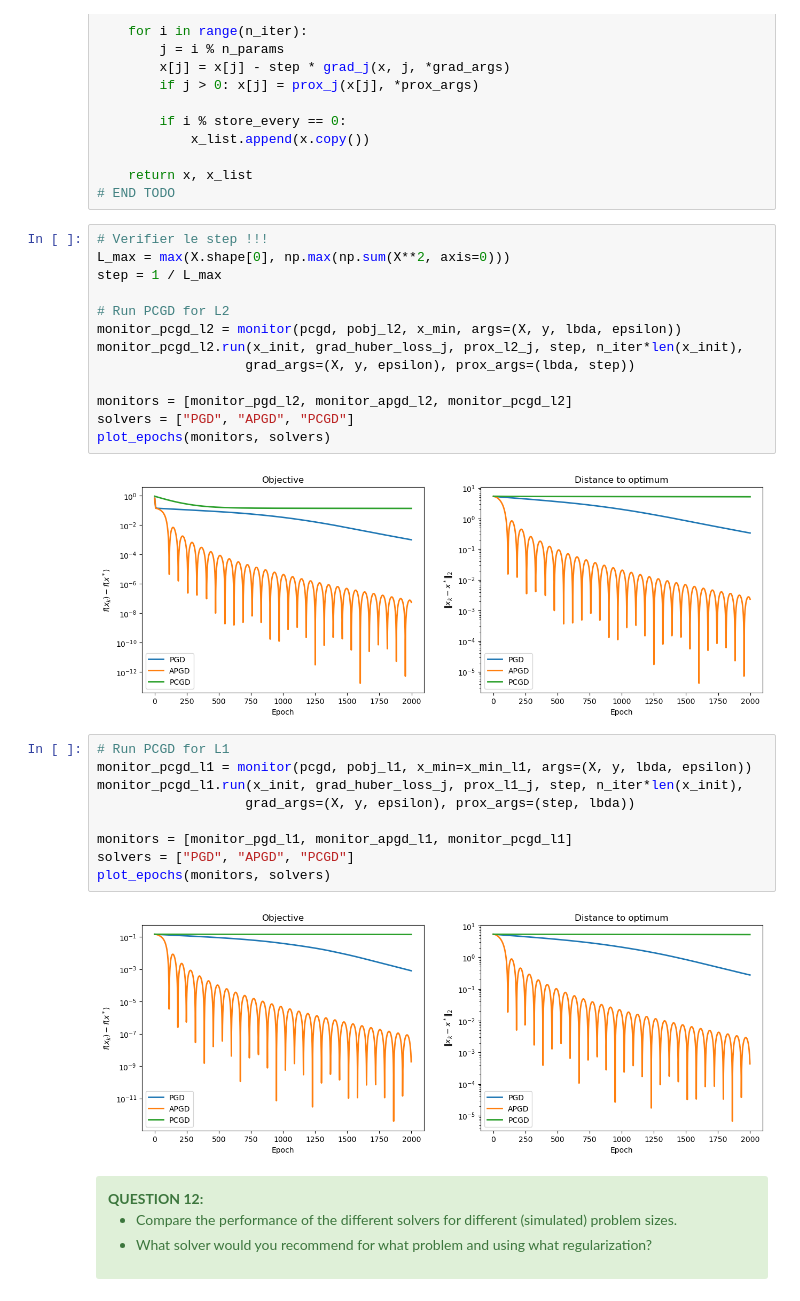
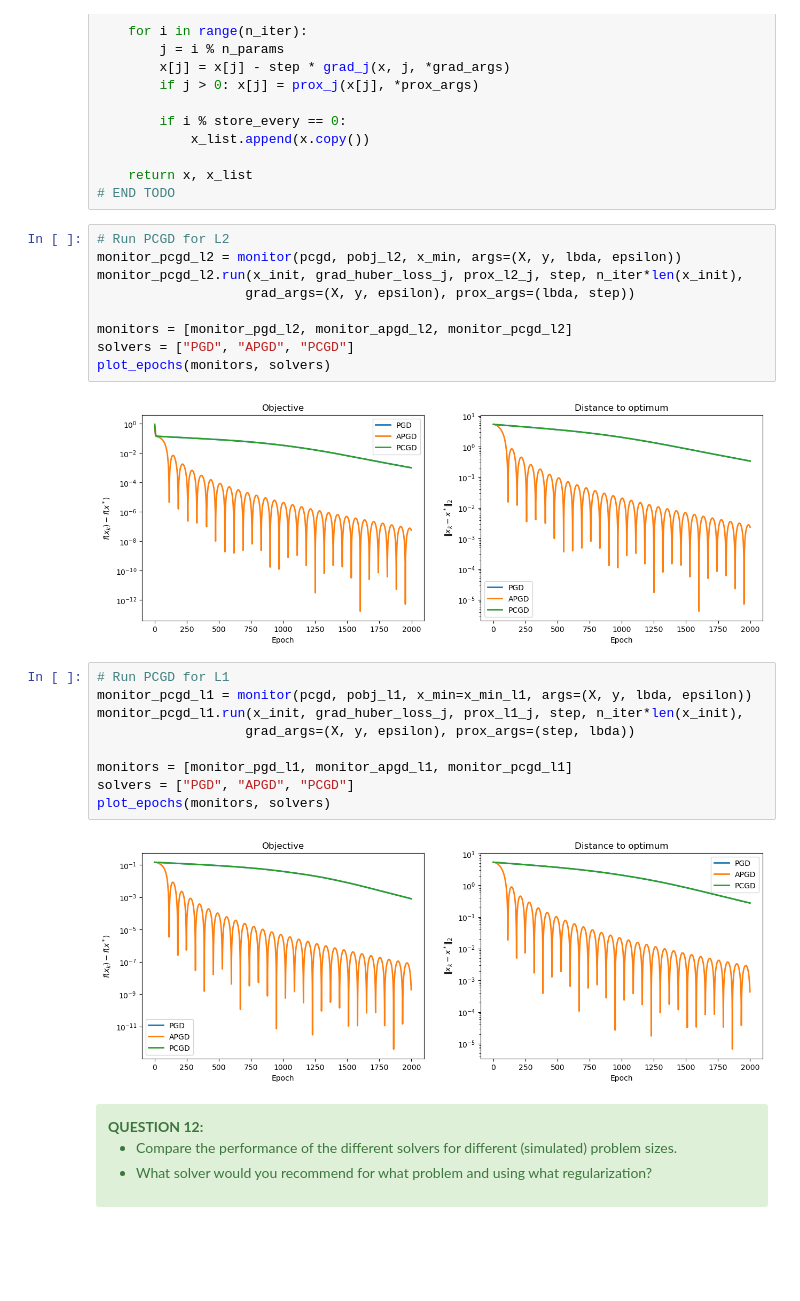
Before and after one commit to sol-dnn/robust_regression_optimization, a Jupyter notebook: project_m2_optim_data_science_2024-2025_huber.ipynb, the cells around one changed output. Cells and saved outputs as stored; diff of their text form; blank space fills up the shorter version.

```diff
--- a/project_m2_optim_data_science_2024-2025_huber.ipynb
+++ b/project_m2_optim_data_science_2024-2025_huber.ipynb
@@ -1033,20 +1033,16 @@ def pcgd(x_init, grad_j, prox_j, step, n_iter=100, store_every=None,
     return x, x_list
 # END TODO
 # %%
-# Verifier le step !!!
-L_max = max(X.shape[0], np.max(np.sum(X**2, axis=0)))
-step = 1 / L_max
-
 # Run PCGD for L2
 monitor_pcgd_l2 = monitor(pcgd, pobj_l2, x_min, args=(X, y, lbda, epsilon))
 monitor_pcgd_l2.run(x_init, grad_huber_loss_j, prox_l2_j, step, n_iter*len(x_init),
                    grad_args=(X, y, epsilon), prox_args=(lbda, step))
 
 monitors = [monitor_pgd_l2, monitor_apgd_l2, monitor_pcgd_l2]
 solvers = ["PGD", "APGD", "PCGD"]
 plot_epochs(monitors, solvers)
 # %% [output]
-[figure, old version]
+[figure, new version]
 # %%
 # Run PCGD for L1
 monitor_pcgd_l1 = monitor(pcgd, pobj_l1, x_min=x_min_l1, args=(X, y, lbda, epsilon))
@@ -1057,7 +1053,7 @@ monitors = [monitor_pgd_l1, monitor_apgd_l1, monitor_pcgd_l1]
 solvers = ["PGD", "APGD", "PCGD"]
 plot_epochs(monitors, solvers)
 # %% [output]
-[figure, old version]
+[figure, new version]
 # %% [markdown]
 <div class="alert alert-success">
     <b>QUESTION 12:</b>
```
Also changed, not shown: parts of 4 cells of this notebook.
